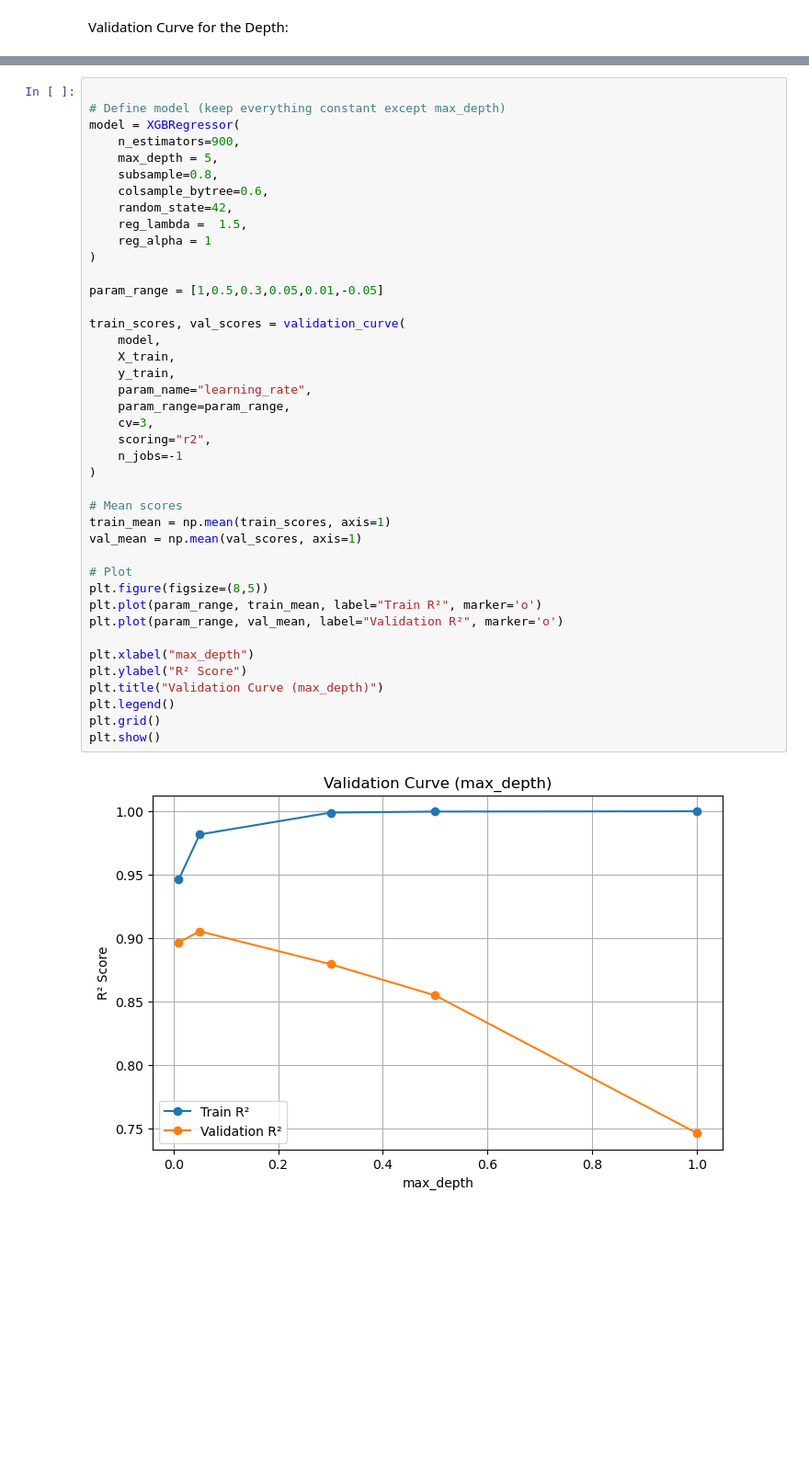
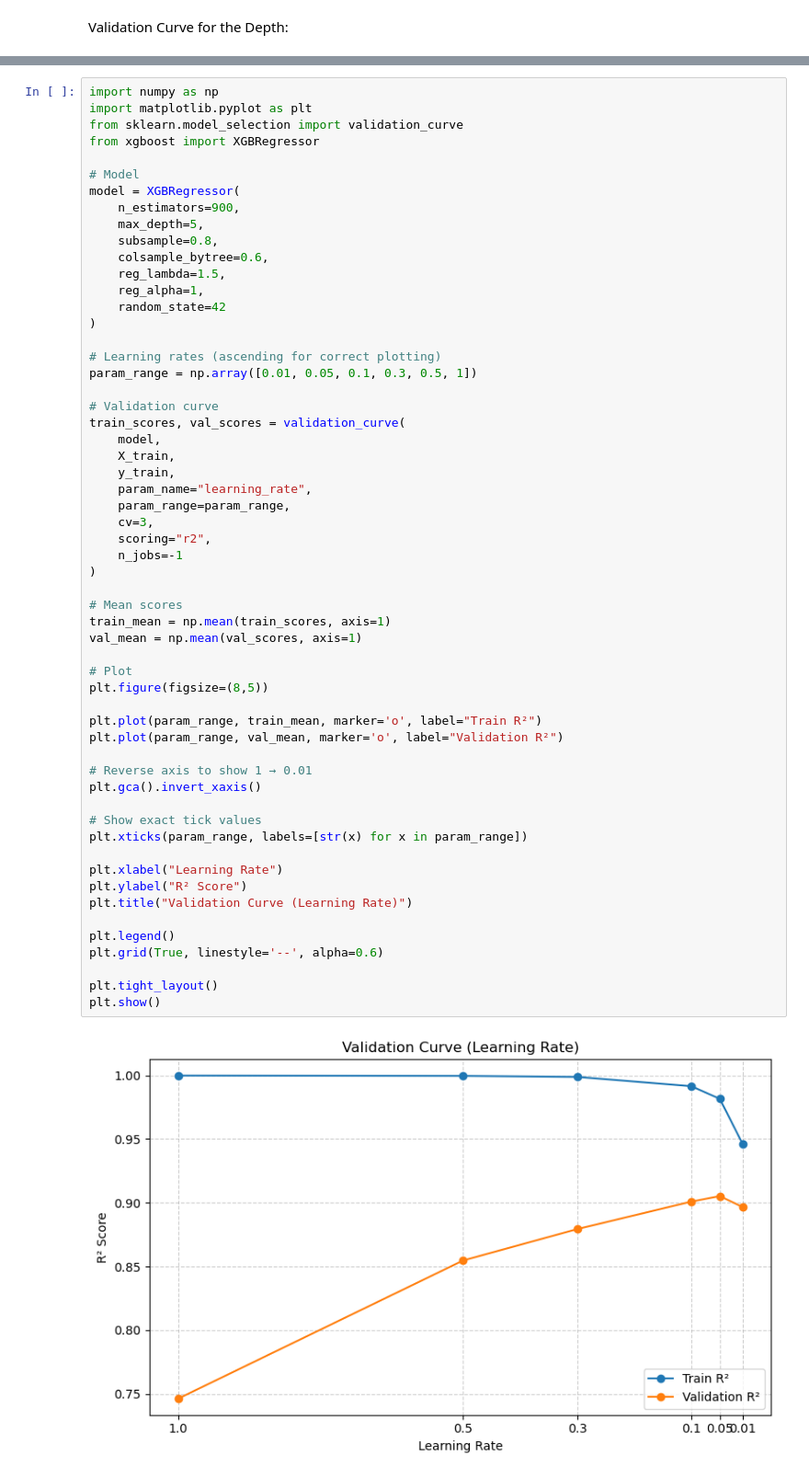
Before and after one commit to Jan-Sael/ML_House_Data, a Jupyter notebook: notebooks/03_random_forest.ipynb - Features 2nd attempt.ipynb, the cells around one changed output, grey strips where cells are left out. Shown at 92% size. Saved outputs shown, nothing was run; the diff lists cells and outputs as text; blank space fills up the shorter version.

```diff
--- a/notebooks/03_random_forest.ipynb - Copy - Copy.ipynb
+++ b/notebooks/03_random_forest.ipynb - Features 2nd attempt.ipynb
@@ -419,43 +452,59 @@ plt.show()
 # %%
+import numpy as np
+import matplotlib.pyplot as plt
+from sklearn.model_selection import validation_curve
+from xgboost import XGBRegressor
 
-# Define model (keep everything constant except max_depth)
+# Model
 model = XGBRegressor(
     n_estimators=900,
-    max_depth = 5,
+    max_depth=5,
     subsample=0.8,
     colsample_bytree=0.6,
-    random_state=42,
-    reg_lambda =  1.5,
-    reg_alpha = 1
+    reg_lambda=1.5,
+    reg_alpha=1,
+    random_state=42
 )
 
-param_range = [1,0.5,0.3,0.05,0.01,-0.05]
+# Learning rates (ascending for correct plotting)
+param_range = np.array([0.01, 0.05, 0.1, 0.3, 0.5, 1])
 
+# Validation curve
 train_scores, val_scores = validation_curve(
     model,
     X_train,
     y_train,
     param_name="learning_rate",
     param_range=param_range,
     cv=3,
     scoring="r2",
     n_jobs=-1
 )
 
 # Mean scores
 train_mean = np.mean(train_scores, axis=1)
 val_mean = np.mean(val_scores, axis=1)
 
 # Plot
 plt.figure(figsize=(8,5))
-plt.plot(param_range, train_mean, label="Train R²", marker='o')
-plt.plot(param_range, val_mean, label="Validation R²", marker='o')
 
-plt.xlabel("max_depth")
+plt.plot(param_range, train_mean, marker='o', label="Train R²")
+plt.plot(param_range, val_mean, marker='o', label="Validation R²")
+
+# Reverse axis to show 1 → 0.01
+plt.gca().invert_xaxis()
+
+# Show exact tick values
+plt.xticks(param_range, labels=[str(x) for x in param_range])
+
+plt.xlabel("Learning Rate")
 plt.ylabel("R² Score")
-plt.title("Validation Curve (max_depth)")
+plt.title("Validation Curve (Learning Rate)")
+
 plt.legend()
-plt.grid()
+plt.grid(True, linestyle='--', alpha=0.6)
+
+plt.tight_layout()
 plt.show()
 # %% [output]
-[figure, old version]
+[figure, new version]
```
Also changed, not shown: parts of 2 cells of this notebook, 2 other files.
